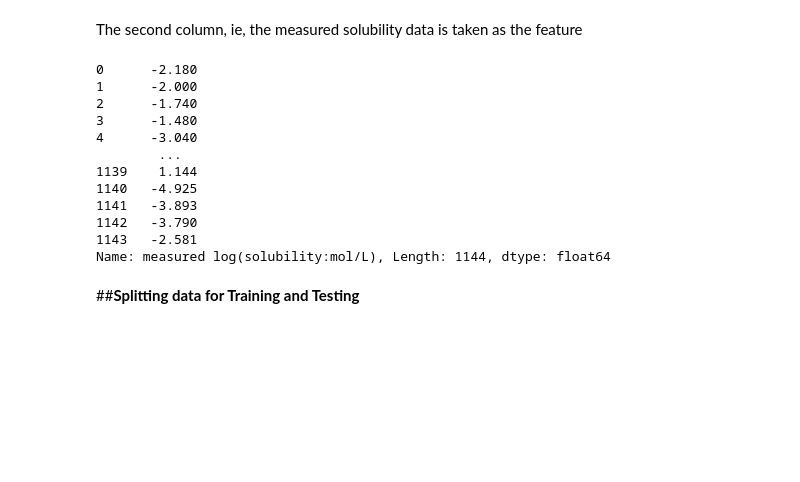
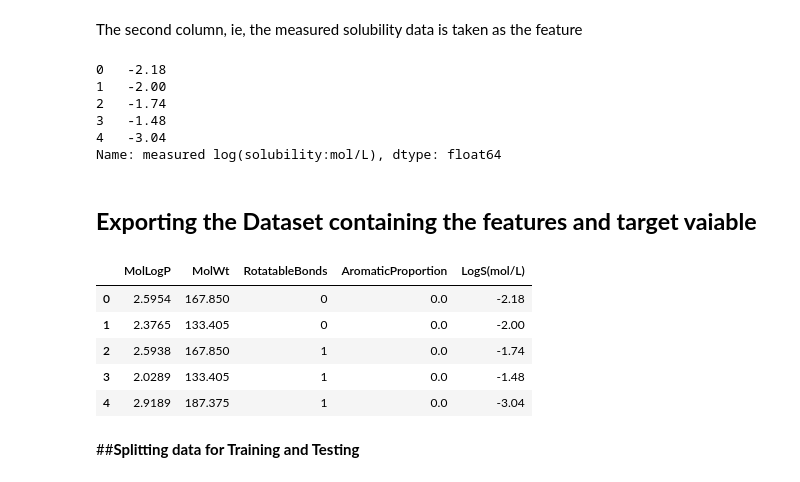
Before and after one commit to prateem-biswas/Data-Science-, a Jupyter notebook: Predicting_solubity_of_molecules.ipynb, the cells around one changed output. Drawn from its saved outputs; the diff is of its cells as text; code cells hidden in the pictures; blank space fills up the shorter version.

```diff
--- a/Predicting_solubity_of_molecules.ipynb
+++ b/Predicting_solubity_of_molecules.ipynb
@@ -354,17 +347,25 @@ The second column, ie, the measured solubility data is taken as the feature
 # %%
 Y = df.iloc[:,1]
 # %%
-Y
+Y.head()
 # %% [output]
-0      -2.180
-1      -2.000
-2      -1.740
-3      -1.480
-4      -3.040
-        ...
-1139    1.144
-1140   -4.925
-1141   -3.893
-1142   -3.790
-1143   -2.581
-Name: measured log(solubility:mol/L), Length: 1144, dtype: float64
+0   -2.18
+1   -2.00
+2   -1.74
+3   -1.48
+4   -3.04
+Name: measured log(solubility:mol/L), dtype: float64
+# %% [markdown]
+## **Exporting the Dataset containing the features and target vaiable**
+# %%
+dataframe = X.join(df["measured log(solubility:mol/L)"])
+# %%
+dataframe.rename(columns ={'measured log(solubility:mol/L)': 'LogS(mol/L)'}, inplace=True)
+dataframe.head(5)
+# %% [output]
+|  | MolLogP | MolWt | RotatableBonds | AromaticProportion | LogS(mol/L) |
+| 0 | 2.5954 | 167.850 | 0 | 0.0 | -2.18 |
+| 1 | 2.3765 | 133.405 | 0 | 0.0 | -2.00 |
+| 2 | 2.5938 | 167.850 | 1 | 0.0 | -1.74 |
+| 3 | 2.0289 | 133.405 | 1 | 0.0 | -1.48 |
+| 4 | 2.9189 | 187.375 | 1 | 0.0 | -3.04 |
```
Also changed, not shown: parts of 25 cells of this notebook.
